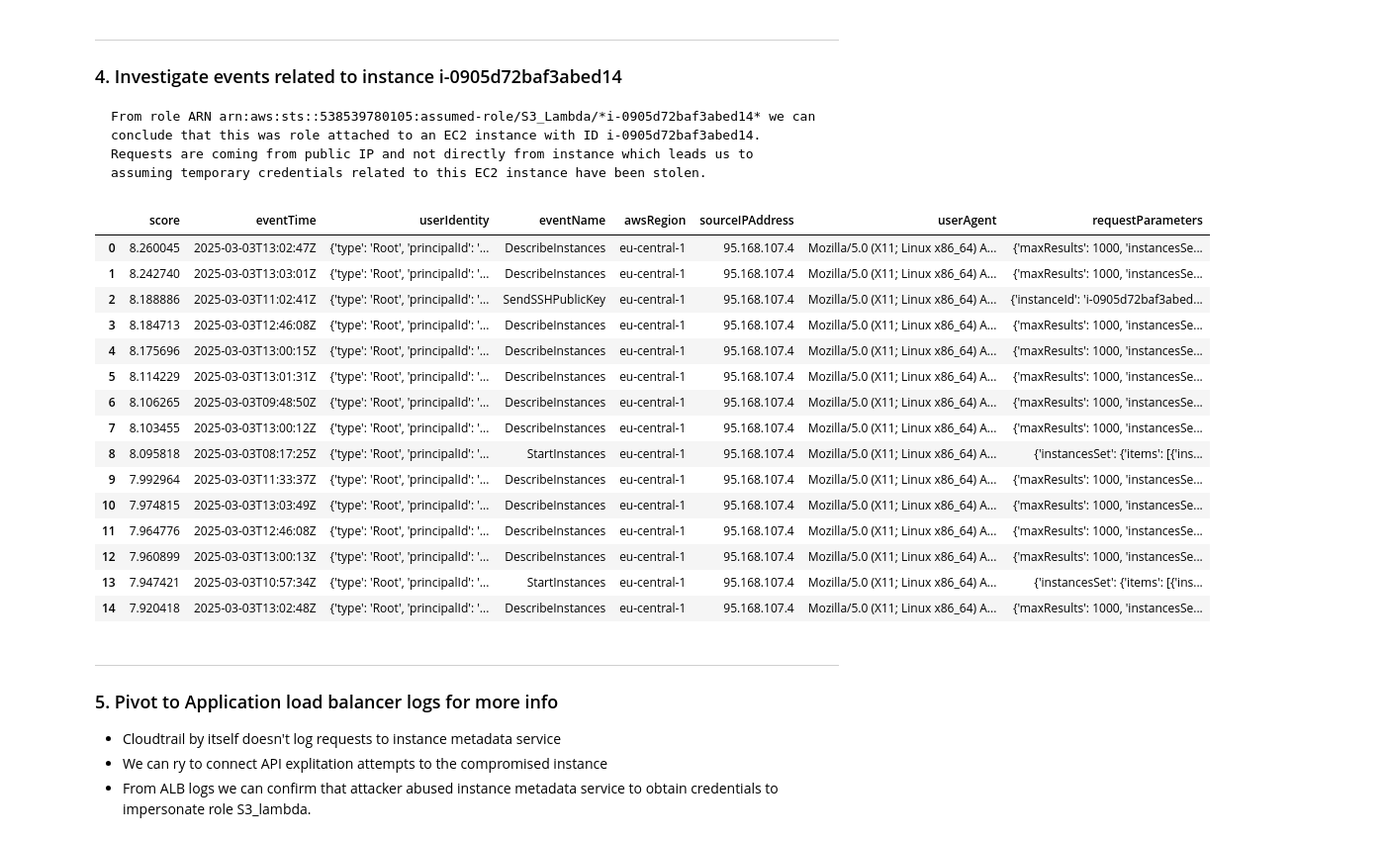
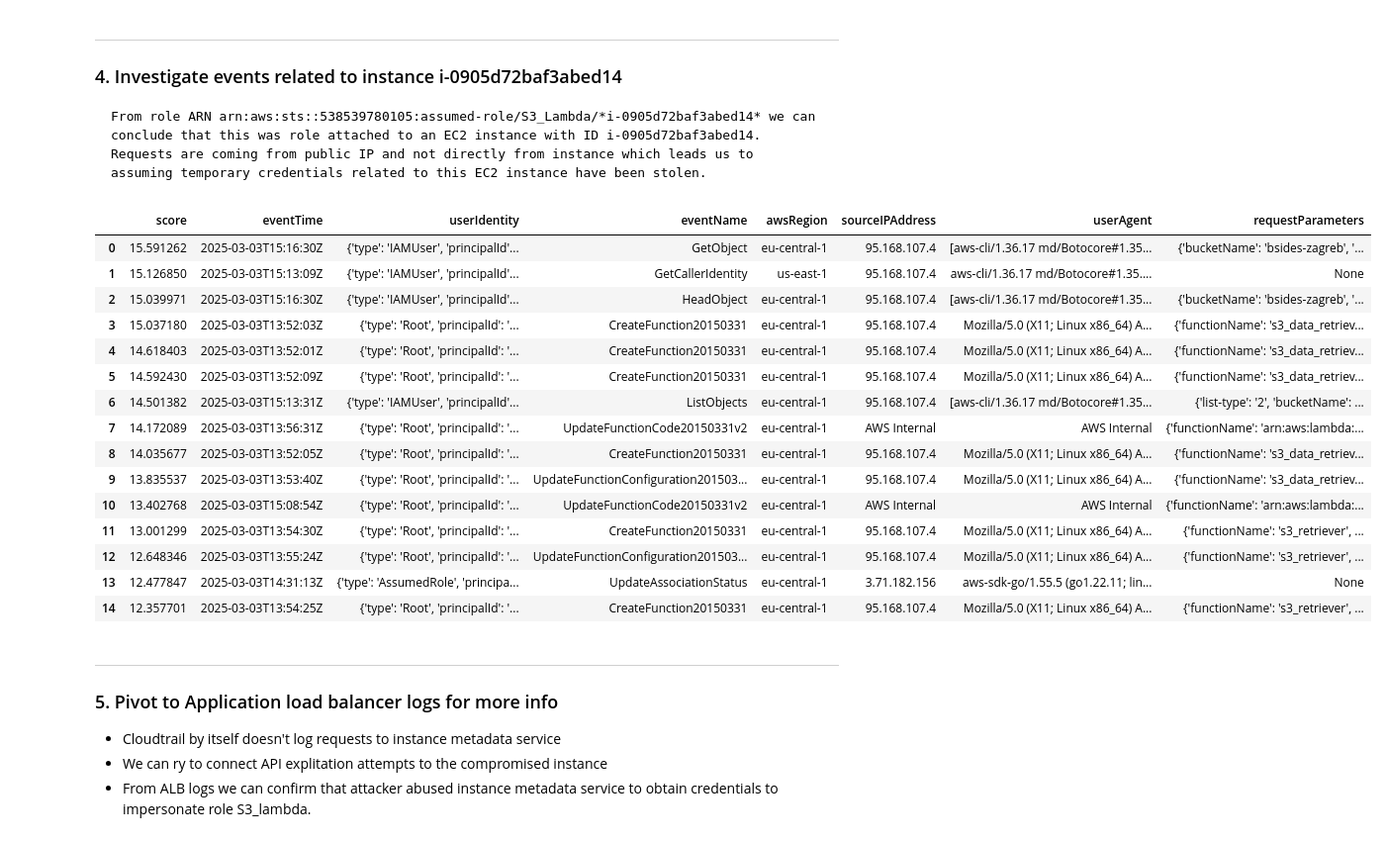
Before and after one commit to filipzag/vector-search-soc, a Jupyter notebook: vector-search-soc/vector_search_soc/vector_search_demo.ipynb, the cells around one changed output. Shown at 99% size. Saved outputs shown, nothing was run; the diff lists cells and outputs as text; code cells hidden in the pictures.

```diff
--- a/vector-search-soc/vector_search_soc/vector_search_demo.ipynb
+++ b/vector-search-soc/vector_search_soc/vector_search_demo.ipynb
@@ -90,7 +72,8 @@ display(df_cleaned)
 ---
     Here we can see the same query with sparse vector search using Elastics ELSER model. We get exact results ranked at top so we will continue with sparse vector search.
 # %%
-query = "get object from s3 bucket name bsides-zagreb"
+
+query = "get object from s3 bucket named bsides zagreb"
 #query = "download object from s3 bucket from public IP" results in top 5 and IP part doesn't make the difference
 
 response = client.search(
@@ -115,7 +98,8 @@ for hit in response["hits"]["hits"]:
     results.append(event_original)
 
 df_all = pd.DataFrame(results)
-df_cleaned= df_all[['score','eventTime','userIdentity', 'eventName', 'awsRegion', "sourceIPAddress", 'userAgent', 'requestParameters', 'resources']]
+df_all['user_arn'] = df_all['userIdentity'].apply(lambda x: x['arn'])
+df_cleaned= df_all[['score','eventTime','user_arn', 'eventName', 'awsRegion', "sourceIPAddress", 'userAgent', 'requestParameters', 'resources']]
 
 
 display(df_cleaned)
@@ -135,18 +119,22 @@ display(df_cleaned)
 - Here we can see some problems with getting high score results for get function query since the event name for it is actually GetFunction20150331v2.
 - Listfunction api calls are executed via CLI using assumed role **S3_Lambda**
 # %%
-query = "listfunctions"
 
-#query = "actions by user name lambda_s3_user from aws cli"
+
+query = "get lambda function user agent is botocore"
+
+#query = "actions from aws cli and source IP is 95.168.107.4" Bad results, doesn't really filter out stuff from this IP
+
+
 
 
 response = client.search(
     index=".ds-logs-aws.cloudtrail-default-2025.03.04-000016",
-    size=15,
+    size=25,
     query={
       "sparse_vector": {
         "field": "message_elser_v2",
-         "inference_id": ".elser_model_2_linux-x86_64_ingest",
+         "inference_id": ".elser_model_2_linux-x86_64",
           "query": query
 
   }
@@ -163,7 +151,8 @@ for hit in response["hits"]["hits"]:
 
 
 df_all = pd.DataFrame(results)
-df_cleaned = df_all[['score','eventTime','userIdentity', 'eventName', 'awsRegion', "sourceIPAddress", 'userAgent', 'requestParameters']]
+df_all['user_arn'] = df_all['userIdentity'].apply(lambda x: x['arn'] if 'arn' in x.keys() else x)
+df_cleaned = df_all[['score','eventTime','user_arn', 'eventName', 'awsRegion', "sourceIPAddress", 'userAgent', 'requestParameters', "responseElements"]]
 
 pd.set_option('display.max_colwidth', None)
 
@@ -190,55 +180,55 @@ display(df_cleaned)
 ### 4. Investigate events related to instance i-0905d72baf3abed14
     From role ARN arn:aws:sts::538539780105:assumed-role/S3_Lambda/*i-0905d72baf3abed14* we can conclude that this was role attached to an EC2 instance with ID i-0905d72baf3abed14. Requests are coming from public IP and not directly from instance which leads us to assuming temporary credentials related to this EC2 instance have been stolen.
 # %%
-query = "instance metadata"
+query = "meta data iam S3_lambda"
 
 
 response = client.search(
     index="logs-aws.cloudtrail*",
     size=15,
     query={
       "sparse_vector": {
         "field": "message_elser_v2",
-         "inference_id": ".elser_model_2_linux-x86_64_ingest",
+         "inference_id": ".elser_model_2_linux-x86_64",
           "query": query
 
   }
 },
 )
 
 results = []
 
 for hit in response["hits"]["hits"]:
 
     event = json.loads(hit["_source"]["event"]["original"])
 
 
     event["score"] = float(hit["_score"])
     results.append(event)
 
 df_all = pd.DataFrame(results)
 df_cleaned= df_all[['score','eventTime','userIdentity', 'eventName', 'awsRegion', "sourceIPAddress", 'userAgent', 'requestParameters']]
 
 pd.set_option('display.max_colwidth', None)
 
 display(df_cleaned)
 # %% [output]
 |  | score | eventTime | userIdentity | eventName | awsRegion | sourceIPAddress | userAgent | requestParameters |
-| 0 | 8.260045 | 2025-03-03T13:02:47Z | {'type': 'Root', 'principalId': '... | DescribeInstances | eu-central-1 | 95.168.107.4 | Mozilla/5.0 (X11; Linux x86_64) A... | {'maxResults': 1000, 'instancesSe... |
-| 1 | 8.242740 | 2025-03-03T13:03:01Z | {'type': 'Root', 'principalId': '... | DescribeInstances | eu-central-1 | 95.168.107.4 | Mozilla/5.0 (X11; Linux x86_64) A... | {'maxResults': 1000, 'instancesSe... |
-| 2 | 8.188886 | 2025-03-03T11:02:41Z | {'type': 'Root', 'principalId': '... | SendSSHPublicKey | eu-central-1 | 95.168.107.4 | Mozilla/5.0 (X11; Linux x86_64) A... | {'instanceId': 'i-0905d72baf3abed... |
-| 3 | 8.184713 | 2025-03-03T12:46:08Z | {'type': 'Root', 'principalId': '... | DescribeInstances | eu-central-1 | 95.168.107.4 | Mozilla/5.0 (X11; Linux x86_64) A... | {'maxResults': 1000, 'instancesSe... |
-| 4 | 8.175696 | 2025-03-03T13:00:15Z | {'type': 'Root', 'principalId': '... | DescribeInstances | eu-central-1 | 95.168.107.4 | Mozilla/5.0 (X11; Linux x86_64) A... | {'maxResults': 1000, 'instancesSe... |
-| 5 | 8.114229 | 2025-03-03T13:01:31Z | {'type': 'Root', 'principalId': '... | DescribeInstances | eu-central-1 | 95.168.107.4 | Mozilla/5.0 (X11; Linux x86_64) A... | {'maxResults': 1000, 'instancesSe... |
-| 6 | 8.106265 | 2025-03-03T09:48:50Z | {'type': 'Root', 'principalId': '... | DescribeInstances | eu-central-1 | 95.168.107.4 | Mozilla/5.0 (X11; Linux x86_64) A... | {'maxResults': 1000, 'instancesSe... |
-| 7 | 8.103455 | 2025-03-03T13:00:12Z | {'type': 'Root', 'principalId': '... | DescribeInstances | eu-central-1 | 95.168.107.4 | Mozilla/5.0 (X11; Linux x86_64) A... | {'maxResults': 1000, 'instancesSe... |
-| 8 | 8.095818 | 2025-03-03T08:17:25Z | {'type': 'Root', 'principalId': '... | StartInstances | eu-central-1 | 95.168.107.4 | Mozilla/5.0 (X11; Linux x86_64) A... | {'instancesSet': {'items': [{'ins... |
-| 9 | 7.992964 | 2025-03-03T11:33:37Z | {'type': 'Root', 'principalId': '... | DescribeInstances | eu-central-1 | 95.168.107.4 | Mozilla/5.0 (X11; Linux x86_64) A... | {'maxResults': 1000, 'instancesSe... |
-| 10 | 7.974815 | 2025-03-03T13:03:49Z | {'type': 'Root', 'principalId': '... | DescribeInstances | eu-central-1 | 95.168.107.4 | Mozilla/5.0 (X11; Linux x86_64) A... | {'maxResults': 1000, 'instancesSe... |
-| 11 | 7.964776 | 2025-03-03T12:46:08Z | {'type': 'Root', 'principalId': '... | DescribeInstances | eu-central-1 | 95.168.107.4 | Mozilla/5.0 (X11; Linux x86_64) A... | {'maxResults': 1000, 'instancesSe... |
-| 12 | 7.960899 | 2025-03-03T13:00:13Z | {'type': 'Root', 'principalId': '... | DescribeInstances | eu-central-1 | 95.168.107.4 | Mozilla/5.0 (X11; Linux x86_64) A... | {'maxResults': 1000, 'instancesSe... |
-| 13 | 7.947421 | 2025-03-03T10:57:34Z | {'type': 'Root', 'principalId': '... | StartInstances | eu-central-1 | 95.168.107.4 | Mozilla/5.0 (X11; Linux x86_64) A... | {'instancesSet': {'items': [{'ins... |
-| 14 | 7.920418 | 2025-03-03T13:02:48Z | {'type': 'Root', 'principalId': '... | DescribeInstances | eu-central-1 | 95.168.107.4 | Mozilla/5.0 (X11; Linux x86_64) A... | {'maxResults': 1000, 'instancesSe... |
+| 0 | 15.591262 | 2025-03-03T15:16:30Z | {'type': 'IAMUser', 'principalId'... | GetObject | eu-central-1 | 95.168.107.4 | [aws-cli/1.36.17 md/Botocore#1.35... | {'bucketName': 'bsides-zagreb', '... |
+| 1 | 15.126850 | 2025-03-03T15:13:09Z | {'type': 'IAMUser', 'principalId'... | GetCallerIdentity | us-east-1 | 95.168.107.4 | aws-cli/1.36.17 md/Botocore#1.35.... | None |
+| 2 | 15.039971 | 2025-03-03T15:16:30Z | {'type': 'IAMUser', 'principalId'... | HeadObject | eu-central-1 | 95.168.107.4 | [aws-cli/1.36.17 md/Botocore#1.35... | {'bucketName': 'bsides-zagreb', '... |
+| 3 | 15.037180 | 2025-03-03T13:52:03Z | {'type': 'Root', 'principalId': '... | CreateFunction20150331 | eu-central-1 | 95.168.107.4 | Mozilla/5.0 (X11; Linux x86_64) A... | {'functionName': 's3_data_retriev... |
+| 4 | 14.618403 | 2025-03-03T13:52:01Z | {'type': 'Root', 'principalId': '... | CreateFunction20150331 | eu-central-1 | 95.168.107.4 | Mozilla/5.0 (X11; Linux x86_64) A... | {'functionName': 's3_data_retriev... |
+| 5 | 14.592430 | 2025-03-03T13:52:09Z | {'type': 'Root', 'principalId': '... | CreateFunction20150331 | eu-central-1 | 95.168.107.4 | Mozilla/5.0 (X11; Linux x86_64) A... | {'functionName': 's3_data_retriev... |
+| 6 | 14.501382 | 2025-03-03T15:13:31Z | {'type': 'IAMUser', 'principalId'... | ListObjects | eu-central-1 | 95.168.107.4 | [aws-cli/1.36.17 md/Botocore#1.35... | {'list-type': '2', 'bucketName': ... |
+| 7 | 14.172089 | 2025-03-03T13:56:31Z | {'type': 'Root', 'principalId': '... | UpdateFunctionCode20150331v2 | eu-central-1 | AWS Internal | AWS Internal | {'functionName': 'arn:aws:lambda:... |
+| 8 | 14.035677 | 2025-03-03T13:52:05Z | {'type': 'Root', 'principalId': '... | CreateFunction20150331 | eu-central-1 | 95.168.107.4 | Mozilla/5.0 (X11; Linux x86_64) A... | {'functionName': 's3_data_retriev... |
+| 9 | 13.835537 | 2025-03-03T13:53:40Z | {'type': 'Root', 'principalId': '... | UpdateFunctionConfiguration201503... | eu-central-1 | 95.168.107.4 | Mozilla/5.0 (X11; Linux x86_64) A... | {'functionName': 's3_data_retriev... |
+| 10 | 13.402768 | 2025-03-03T15:08:54Z | {'type': 'Root', 'principalId': '... | UpdateFunctionCode20150331v2 | eu-central-1 | AWS Internal | AWS Internal | {'functionName': 'arn:aws:lambda:... |
+| 11 | 13.001299 | 2025-03-03T13:54:30Z | {'type': 'Root', 'principalId': '... | CreateFunction20150331 | eu-central-1 | 95.168.107.4 | Mozilla/5.0 (X11; Linux x86_64) A... | {'functionName': 's3_retriever', ... |
+| 12 | 12.648346 | 2025-03-03T13:55:24Z | {'type': 'Root', 'principalId': '... | UpdateFunctionConfiguration201503... | eu-central-1 | 95.168.107.4 | Mozilla/5.0 (X11; Linux x86_64) A... | {'functionName': 's3_retriever', ... |
+| 13 | 12.477847 | 2025-03-03T14:31:13Z | {'type': 'AssumedRole', 'principa... | UpdateAssociationStatus | eu-central-1 | 3.71.182.156 | aws-sdk-go/1.55.5 (go1.22.11; lin... | None |
+| 14 | 12.357701 | 2025-03-03T13:54:25Z | {'type': 'Root', 'principalId': '... | CreateFunction20150331 | eu-central-1 | 95.168.107.4 | Mozilla/5.0 (X11; Linux x86_64) A... | {'functionName': 's3_retriever', ... |
 # %% [markdown]
 ---
 ### 5. Pivot to Application load balancer logs for more info
```
Also changed, not shown: parts of 6 cells of this notebook.
